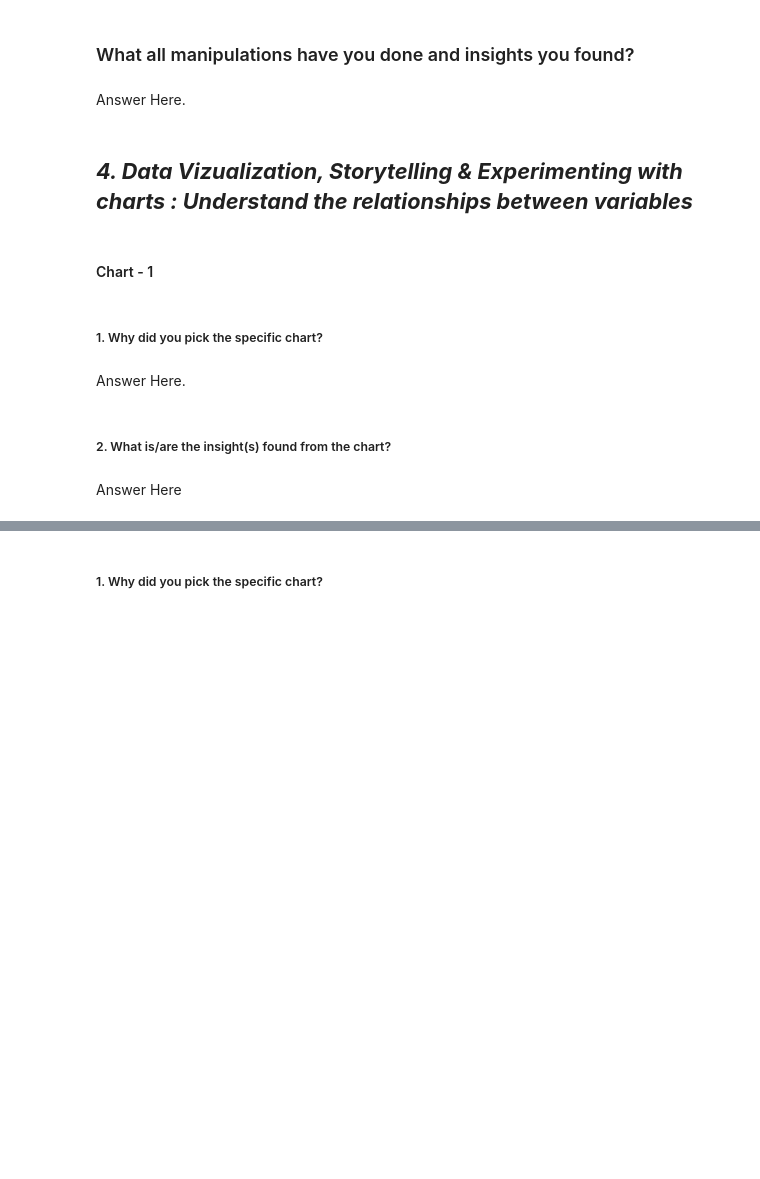
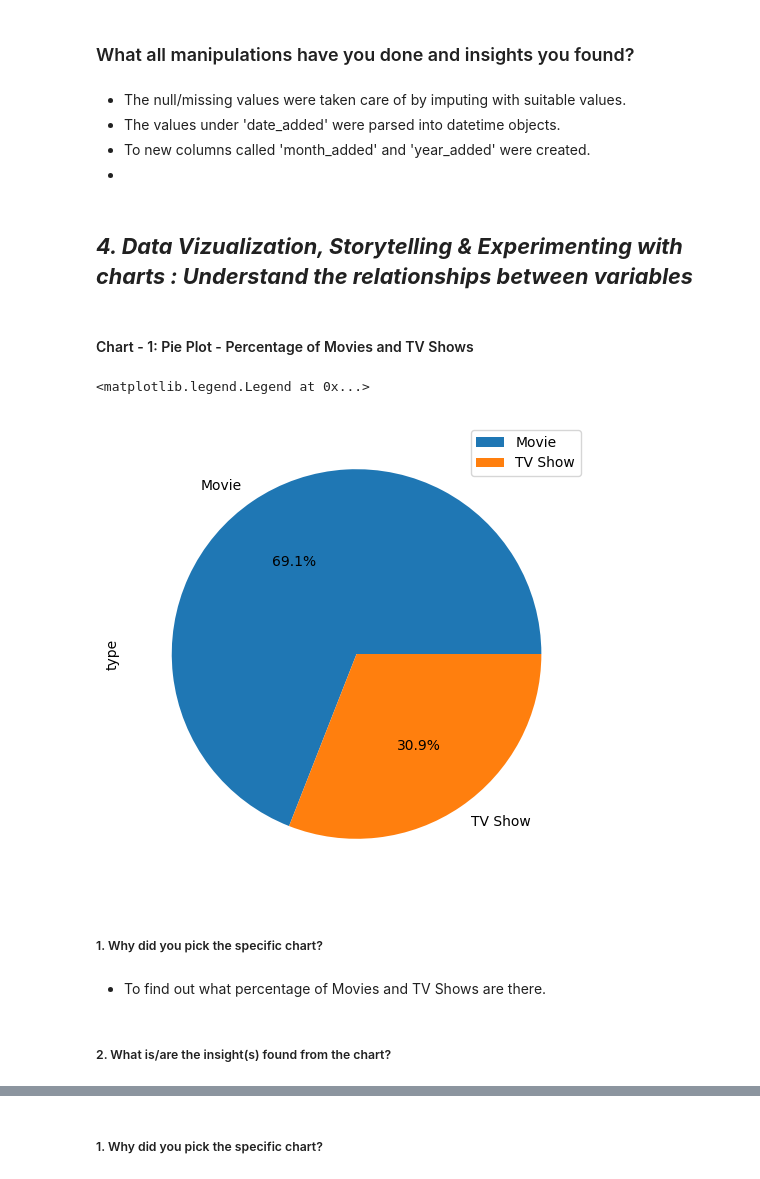
Before and after one commit to dipankarsahu1000/Netflix-Movie-and-TV-Shows-Clustering, a Jupyter notebook: Netflix_Movies_and_TV_Shows_Clustering.ipynb, the cells around one changed output, grey strips where cells are left out. Cells and saved outputs as stored; diff of their text form; code cells hidden in the pictures; blank space fills up the shorter version.

```diff
--- a/Netflix_Movies_and_TV_Shows_Clustering.ipynb
+++ b/Netflix_Movies_and_TV_Shows_Clustering.ipynb
@@ -243,0 +313,2 @@ df.describe()
+# %%
+df[['director', 'cast', 'country']] = df[['director', 'cast', 'country']].fillna("Unknown")
@@ -243,0 +341,9 @@ df.describe()
+# %%
+# Converting the string objects under the 'date_added' column into the datetime objects
+df['date_added'] = pd.to_datetime(df['date_added'])
+# %%
+# Creating a new column 'month_added'
+df['month_added'] = df['date_added'].dt.month
+
+# Creating a new column 'year_added'
+df['year_added'] = df['date_added'].dt.year
@@ -243,0 +352,6 @@ df.describe()
+# %%
+# Converting the string values under the 'cast' column into list
+df['cast'] = df['cast'].apply(lambda x: x.split(","))
+
+# Converting the values under the 'cast' column into list
+df['listed_in'] = df['listed_in'].apply(lambda x: x.split(","))
@@ -244,8 +368,9 @@ df.describe()
 # %% [markdown]
 ### What all manipulations have you done and insights you found?
-# %% [markdown]
-Answer Here.
+# %% [markdown]
+* The null/missing values were taken care of by imputing with suitable values.
+* The values under 'date_added' were parsed into datetime objects.
+* To new columns called 'month_added' and 'year_added' were created.
+*
 # %% [markdown]
 ## ***4. Data Vizualization, Storytelling & Experimenting with charts : Understand the relationships between variables***
-# %% [markdown]
-#### Chart - 1
@@ -254,8 +377,15 @@ Answer Here.
+# %% [markdown]
+#### Chart - 1: Pie Plot - Percentage of Movies and TV Shows
+# %%
+plt.figure(figsize = (6, 6))
+df['type'].value_counts().plot(kind = 'pie', autopct = '%.1f%%')
+plt.legend()
+# %% [output]
+<matplotlib.legend.Legend at 0x...>
+[figure, added]
 # %% [markdown]
 ##### 1. Why did you pick the specific chart?
-# %% [markdown]
-Answer Here.
+# %% [markdown]
+* To find out what percentage of Movies and TV Shows are there.
 # %% [markdown]
 ##### 2. What is/are the insight(s) found from the chart?
-# %% [markdown]
-Answer Here
```
Also changed, not shown: parts of 41 cells of this notebook.
